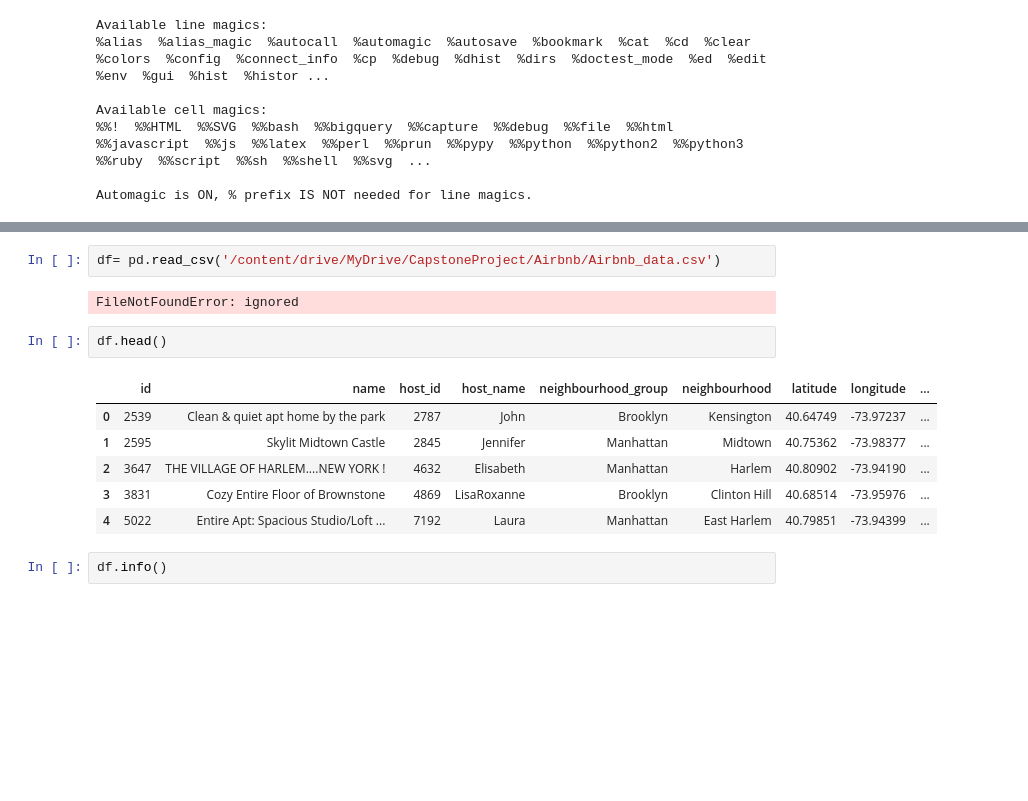
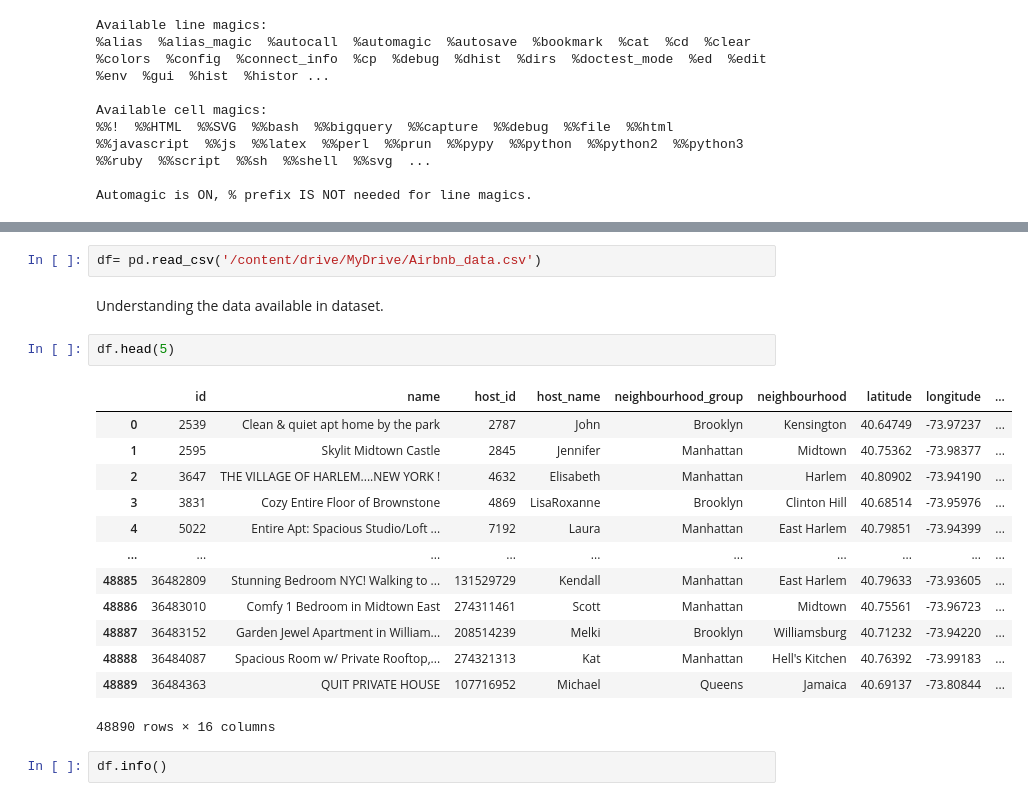
Before and after one commit to GoPlusUltra/Airbnb-2019-dataset-EDA, a Jupyter notebook: EDA_on_Airbnb_2019_Dataset.ipynb, the cells around one changed output, grey strips where cells are left out. Saved outputs shown, nothing was run; the diff lists cells and outputs as text; blank space fills up the shorter version.

```diff
--- a/EDA_on_Airbnb_2019_Dataset.ipynb
+++ b/EDA_on_Airbnb_2019_Dataset.ipynb
@@ -30,16 +31,23 @@ Drive already mounted at /content/drive/; to attempt to forcibly remount, call d
 # %%
-df= pd.read_csv('/content/drive/MyDrive/CapstoneProject/Airbnb/Airbnb_data.csv')
+df= pd.read_csv('/content/drive/MyDrive/Airbnb_data.csv')
-# %% [output]
-FileNotFoundError: ignored
+# %% [markdown]
+Understanding the data available in dataset.
 # %%
-df.head()
+df.head(5)
 # %% [output]
 |  | id | name | host_id | host_name | neighbourhood_group | neighbourhood | latitude | longitude | ... |
 | 0 | 2539 | Clean & quiet apt home by the park | 2787 | John | Brooklyn | Kensington | 40.64749 | -73.97237 | ... |
 | 1 | 2595 | Skylit Midtown Castle | 2845 | Jennifer | Manhattan | Midtown | 40.75362 | -73.98377 | ... |
 | 2 | 3647 | THE VILLAGE OF HARLEM....NEW YORK ! | 4632 | Elisabeth | Manhattan | Harlem | 40.80902 | -73.94190 | ... |
 | 3 | 3831 | Cozy Entire Floor of Brownstone | 4869 | LisaRoxanne | Brooklyn | Clinton Hill | 40.68514 | -73.95976 | ... |
 | 4 | 5022 | Entire Apt: Spacious Studio/Loft ... | 7192 | Laura | Manhattan | East Harlem | 40.79851 | -73.94399 | ... |
+| ... | ... | ... | ... | ... | ... | ... | ... | ... | ... |
+| 48885 | 36482809 | Stunning Bedroom NYC! Walking to ... | 131529729 | Kendall | Manhattan | East Harlem | 40.79633 | -73.93605 | ... |
+| 48886 | 36483010 | Comfy 1 Bedroom in Midtown East | 274311461 | Scott | Manhattan | Midtown | 40.75561 | -73.96723 | ... |
+| 48887 | 36483152 | Garden Jewel Apartment in William... | 208514239 | Melki | Brooklyn | Williamsburg | 40.71232 | -73.94220 | ... |
+| 48888 | 36484087 | Spacious Room w/ Private Rooftop,... | 274321313 | Kat | Manhattan | Hell's Kitchen | 40.76392 | -73.99183 | ... |
+| 48889 | 36484363 | QUIT PRIVATE HOUSE | 107716952 | Michael | Queens | Jamaica | 40.69137 | -73.80844 | ... |
+48890 rows × 16 columns
 # %%
 df.info()
 # %% [output]
```
Also changed, not shown: parts of 25 cells of this notebook.
